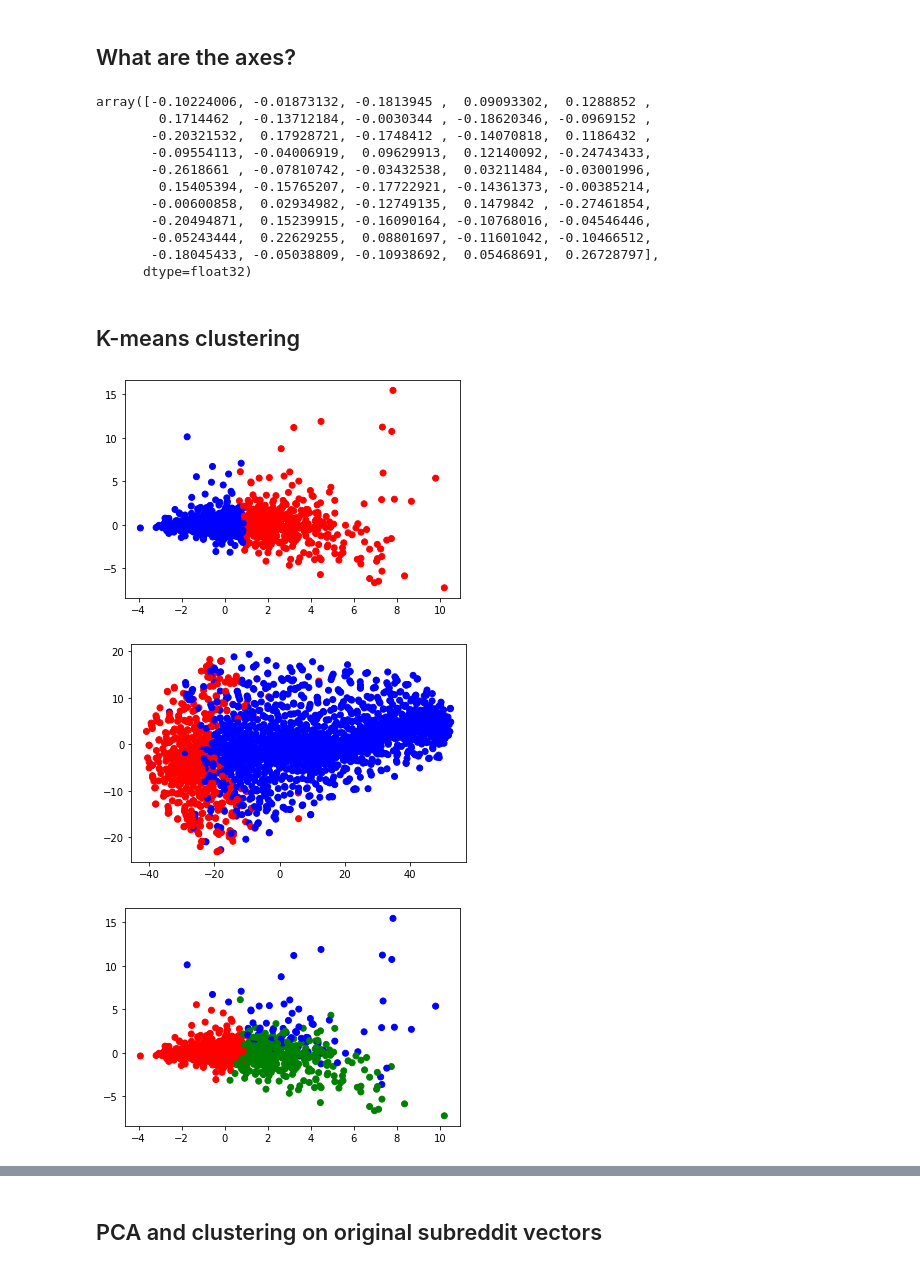
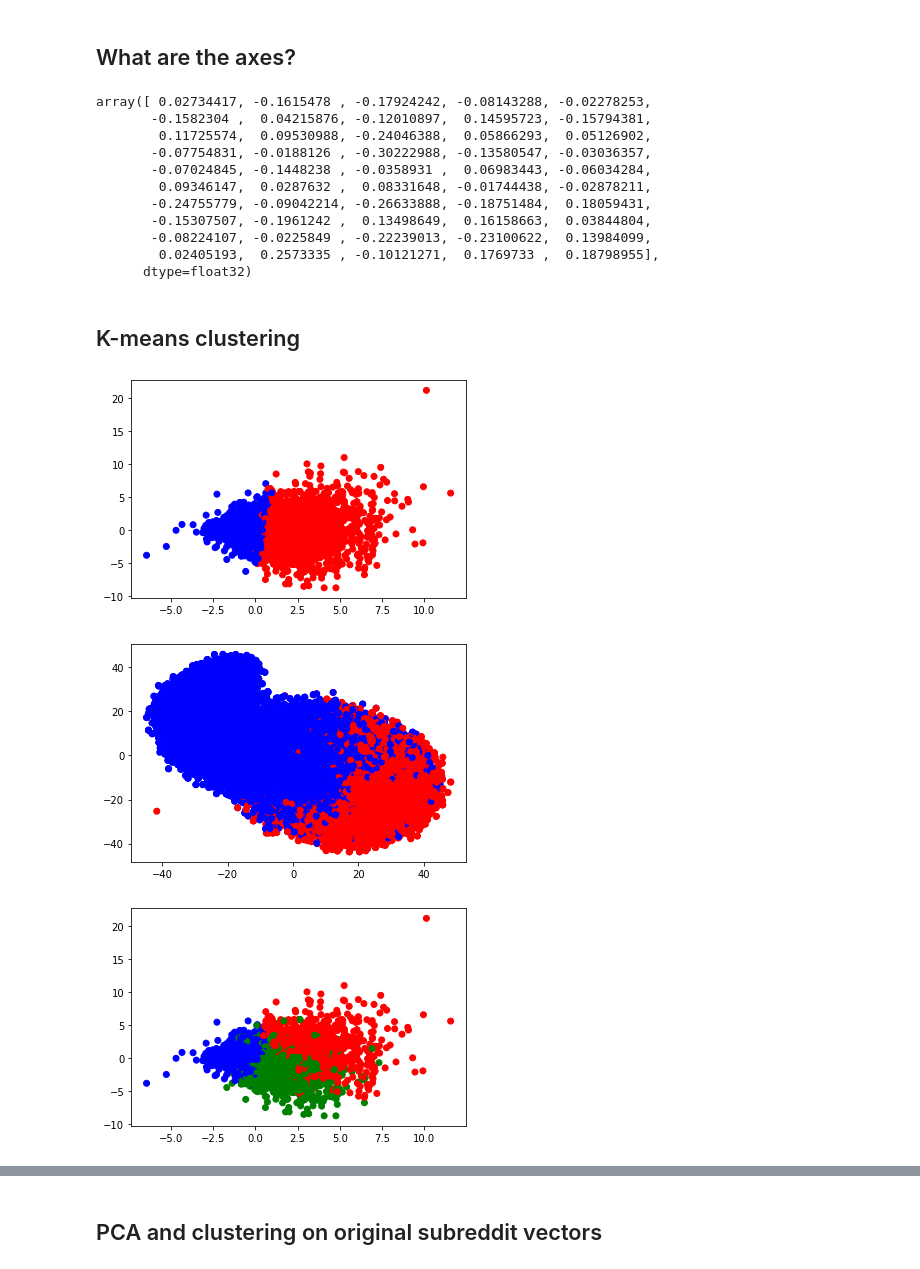
Before and after one commit to SourabhChakraborty/undergrad_thesis, a Jupyter notebook: subreddit embeddings.ipynb, the cells around one changed output, grey strips where cells are left out. Drawn from its saved outputs; the diff is of its cells as text; code cells hidden in the pictures.

Commit message:
bigger sample, pretty good subreddit embedding results

```diff
--- a/subreddit embeddings.ipynb
+++ b/subreddit embeddings.ipynb
@@ -11,5 +12,7 @@ from matplotlib import pyplot as plt
 # %%
-with open("stored_variables/politics_author_history.json", "r") as f:
+# with open("stored_variables/politics_author_history.json", "r") as f:
+#     politics_author_history = json.load(f)
+with open("stored_variables/politics_author_history2.json", "r") as f:
     politics_author_history = json.load(f)
 # %%
 print(len(list(politics_author_history.values())[0]))
@@ -111,7 +120,7 @@ subreddit_hist_vecs = np.array([subreddit_hist_model.docvecs[i] for i in author_
 # %% [markdown]
 ## Visualize document vectors with PCA and T-SNE
 # %%
-subreddit_pca = PCA(n_components=2)
-subreddit_pca_points = subreddit_pca.fit_transform(subreddit_hist_vecs)
-subreddit_pca.explained_variance_ratio_
+subreddit_doc2vec_pca = PCA(n_components=2)
+subreddit_doc2vec_pca_points = subreddit_doc2vec_pca.fit_transform(subreddit_hist_vecs)
+subreddit_doc2vec_pca.explained_variance_ratio_
 # %% [output]
@@ -135,16 +144,16 @@ plt.show()
 # first axis
 subreddit_pca.components_[0]
 # %% [output]
-array([-0.10224006, -0.01873132, -0.1813945 ,  0.09093302,  0.1288852 ,
-        0.1714462 , -0.13712184, -0.0030344 , -0.18620346, -0.0969152 ,
-       -0.20321532,  0.17928721, -0.1748412 , -0.14070818,  0.1186432 ,
-       -0.09554113, -0.04006919,  0.09629913,  0.12140092, -0.24743433,
-       -0.2618661 , -0.07810742, -0.03432538,  0.03211484, -0.03001996,
-        0.15405394, -0.15765207, -0.17722921, -0.14361373, -0.00385214,
-       -0.00600858,  0.02934982, -0.12749135,  0.1479842 , -0.27461854,
-       -0.20494871,  0.15239915, -0.16090164, -0.10768016, -0.04546446,
-       -0.05243444,  0.22629255,  0.08801697, -0.11601042, -0.10466512,
-       -0.18045433, -0.05038809, -0.10938692,  0.05468691,  0.26728797],
+array([ 0.02734417, -0.1615478 , -0.17924242, -0.08143288, -0.02278253,
+       -0.1582304 ,  0.04215876, -0.12010897,  0.14595723, -0.15794381,
+        0.11725574,  0.09530988, -0.24046388,  0.05866293,  0.05126902,
+       -0.07754831, -0.0188126 , -0.30222988, -0.13580547, -0.03036357,
+       -0.07024845, -0.1448238 , -0.0358931 ,  0.06983443, -0.06034284,
+        0.09346147,  0.0287632 ,  0.08331648, -0.01744438, -0.02878211,
+       -0.24755779, -0.09042214, -0.26633888, -0.18751484,  0.18059431,
+       -0.15307507, -0.1961242 ,  0.13498649,  0.16158663,  0.03844804,
+       -0.08224107, -0.0225849 , -0.22239013, -0.23100622,  0.13984099,
+        0.02405193,  0.2573335 , -0.10121271,  0.1769733 ,  0.18798955],
       dtype=float32)
 # %% [markdown]
 ## K-means clustering
@@ -156,23 +166,23 @@ color_vals = ['red', 'blue', 'green', 'orange', 'purple', 'black', 'cyan', 'mage
 km2_label_colors = [color_vals[i] for i in km2_labels]
 # %%
-plt.scatter(subreddit_pca_points[:,0], subreddit_pca_points[:,1], c=km2_label_colors)
+plt.scatter(subreddit_doc2vec_pca_points[:,0], subreddit_doc2vec_pca_points[:,1], c=km2_label_colors)
 plt.show()
 # %% [output]
-[figure, old version]
+[figure, new version]
 # %%
 plt.scatter(subreddit_tsne_points[:,0], subreddit_tsne_points[:,1], c=km2_label_colors)
 plt.show()
 # %% [output]
-[figure, old version]
+[figure, new version]
 # %%
 km3 = KMeans(n_clusters=3)
 km3.fit(subreddit_hist_vecs)
 km3_label_colors = [color_vals[i] for i in km3.labels_]
 # %%
-plt.scatter(subreddit_pca_points[:,0], subreddit_pca_points[:,1], c=km3_label_colors)
+plt.scatter(subreddit_doc2vec_pca_points[:,0], subreddit_doc2vec_pca_points[:,1], c=km3_label_colors)
 plt.show()
 # %% [output]
-[figure, old version]
+[figure, new version]
 # %%
 km4 = KMeans(n_clusters=4)
 km4.fit(subreddit_hist_vecs)
```
Also changed, not shown: parts of 82 cells of this notebook, 4 other files.
